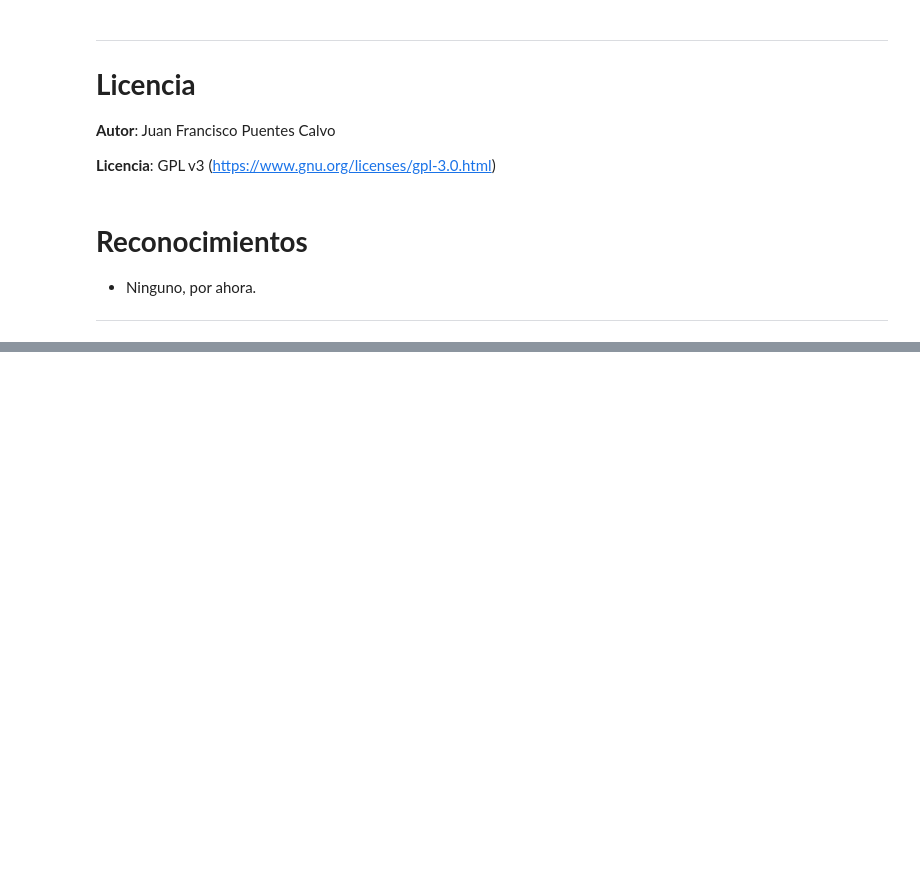
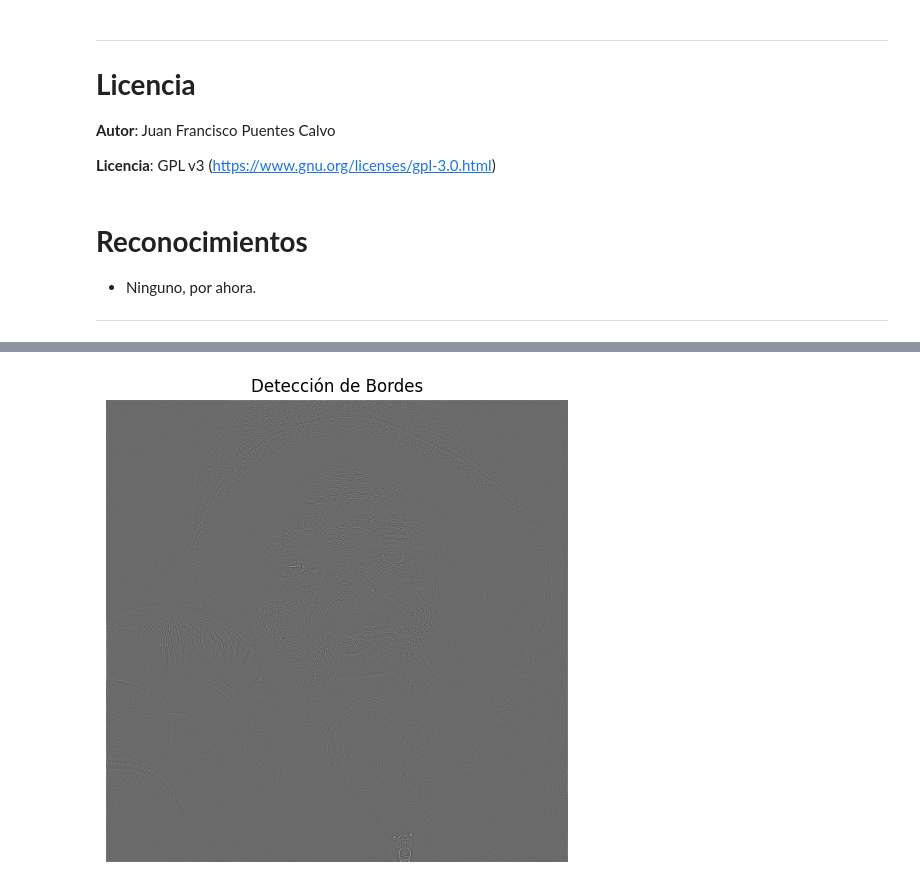
Before and after one commit to FranPuentes/iTI2025, a Jupyter notebook: 04 Operaciones básicas con imágenes.ipynb, the cells around one changed output, grey strips where cells are left out. Saved outputs shown, nothing was run; the diff lists cells and outputs as text; code cells hidden in the pictures; blank space fills up the shorter version.

```diff
--- a/04 Operaciones básicas con imágenes.ipynb
+++ b/04 Operaciones básicas con imágenes.ipynb
@@ -60,0 +88,35 @@ plt.show()
+# %%
+# prompt: Dada una imagen, dada mediante una url, aplicar un filtro de convolución para detectar los bordes.
+
+import matplotlib.pyplot as plt
+import numpy as np
+# URL de la imagen (Autor: Leroy_Skalstad (pixabay). )
+url = "https://raw.githubusercontent.com/FranPuentes/iTI2025/main/data/buenaresolución.png"
+
+# Obtener la imagen desde la URL
+response = requests.get(url)
+img = Image.open(BytesIO(response.content))
+
+# Convertir la imagen a escala de grises
+img_gray = img.convert('L')
+
+# Convertir la imagen a un array de NumPy
+img_array = np.array(img_gray)
+
+# Definir el kernel para la detección de bordes
+kernel = np.array([[-1, -1, -1],
+                   [-1, 8, -1],
+                   [-1, -1, -1]])
+
+# Aplicar la convolución
+from scipy.signal import convolve2d
+edges = convolve2d(img_array, kernel, mode='same')
+
+# Mostrar la imagen con los bordes detectados
+plt.figure(figsize=(8, 6))
+plt.imshow(edges, cmap='gray')
+plt.title("Detección de Bordes")
+plt.axis('off')
+plt.show()
+# %% [output]
+[figure, added]
```
Also changed, not shown: parts of 4 cells of this notebook, 1 other file.
